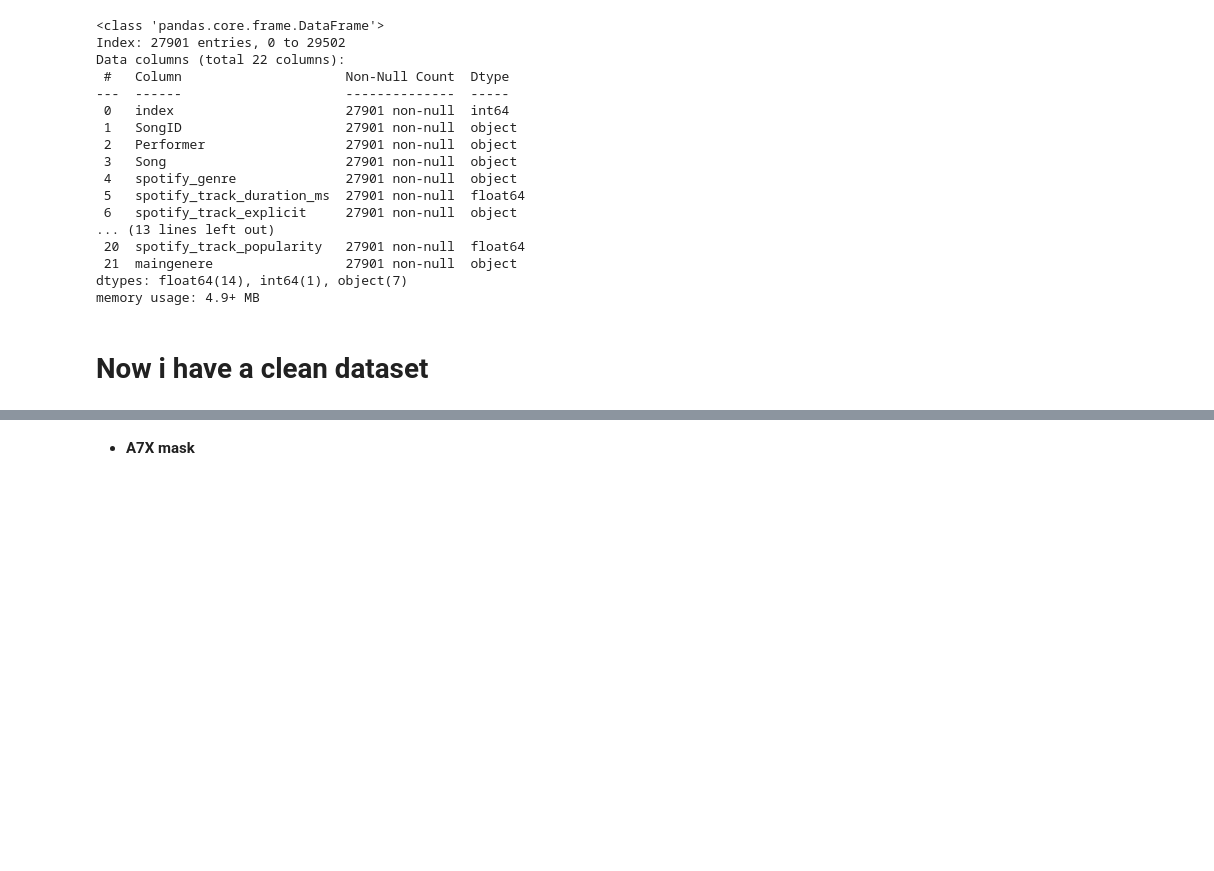
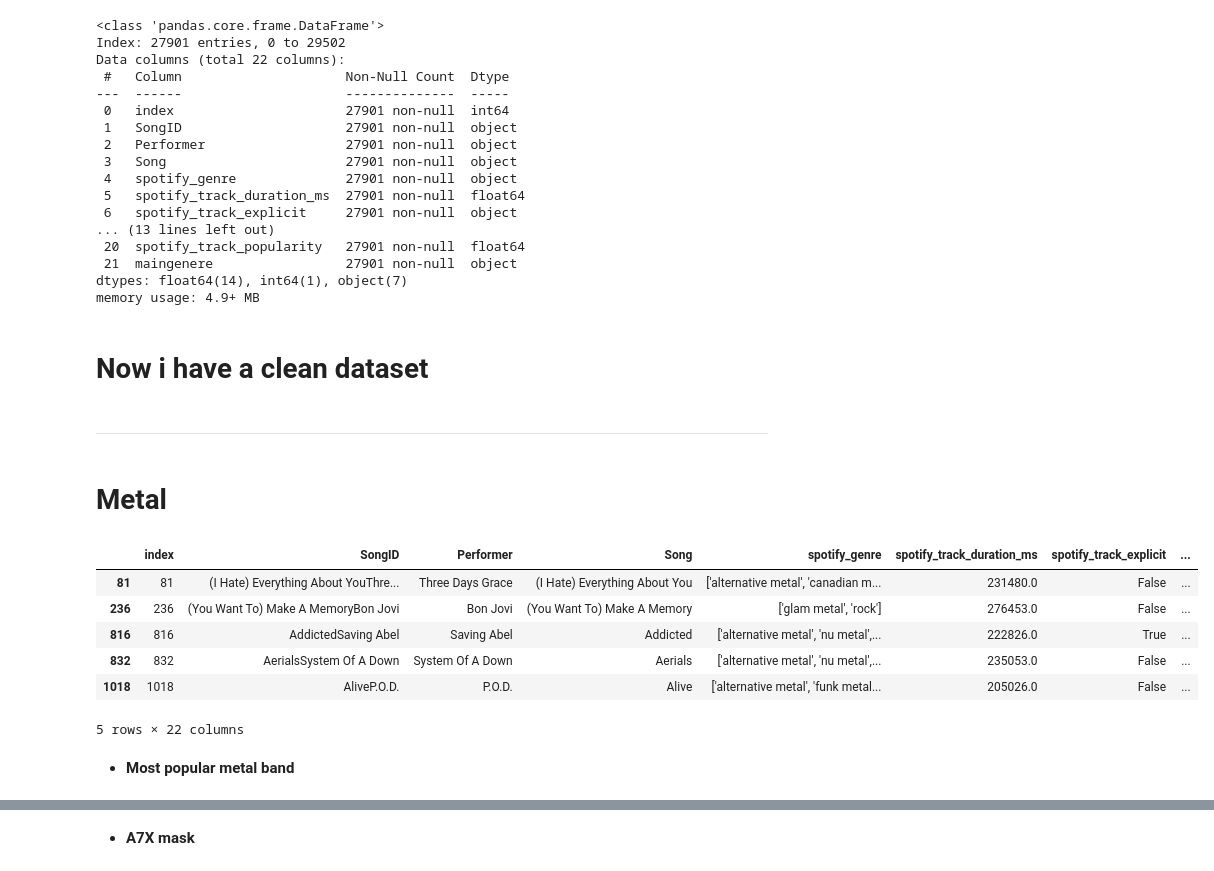
Before and after one commit to alelovo/Project_programming, a Jupyter notebook: project.ipynb, the cells around one changed output, grey strips where cells are left out. Cells and saved outputs as stored; diff of their text form; code cells hidden in the pictures; blank space fills up the shorter version.

Commit message:
Genere mask metal

```diff
--- a/project.ipynb
+++ b/project.ipynb
@@ -367,3 +368,22 @@ dtypes: float64(14), int64(1), object(7)
 memory usage: 4.9+ MB
 # %% [markdown]
 # **Now i have a clean dataset**
+# %% [markdown]
+------------------------------------------------------------------------------------------------------
+# %% [markdown]
+# **Metal**
+# %%
+mask_metal=billboard_df.maingenere == 'metal'
+# %%
+metal_df=billboard_df[mask_metal]
+metal_df.head(5)
+# %% [output]
+|  | index | SongID | Performer | Song | spotify_genre | spotify_track_duration_ms | spotify_track_explicit | ... |
+| 81 | 81 | (I Hate) Everything About YouThre... | Three Days Grace | (I Hate) Everything About You | ['alternative metal', 'canadian m... | 231480.0 | False | ... |
+| 236 | 236 | (You Want To) Make A MemoryBon Jovi | Bon Jovi | (You Want To) Make A Memory | ['glam metal', 'rock'] | 276453.0 | False | ... |
+| 816 | 816 | AddictedSaving Abel | Saving Abel | Addicted | ['alternative metal', 'nu metal',... | 222826.0 | True | ... |
+| 832 | 832 | AerialsSystem Of A Down | System Of A Down | Aerials | ['alternative metal', 'nu metal',... | 235053.0 | False | ... |
+| 1018 | 1018 | AliveP.O.D. | P.O.D. | Alive | ['alternative metal', 'funk metal... | 205026.0 | False | ... |
+5 rows × 22 columns
+# %% [markdown]
+* **Most popular metal band**
```
Also changed, not shown: parts of 11 cells of this notebook.
